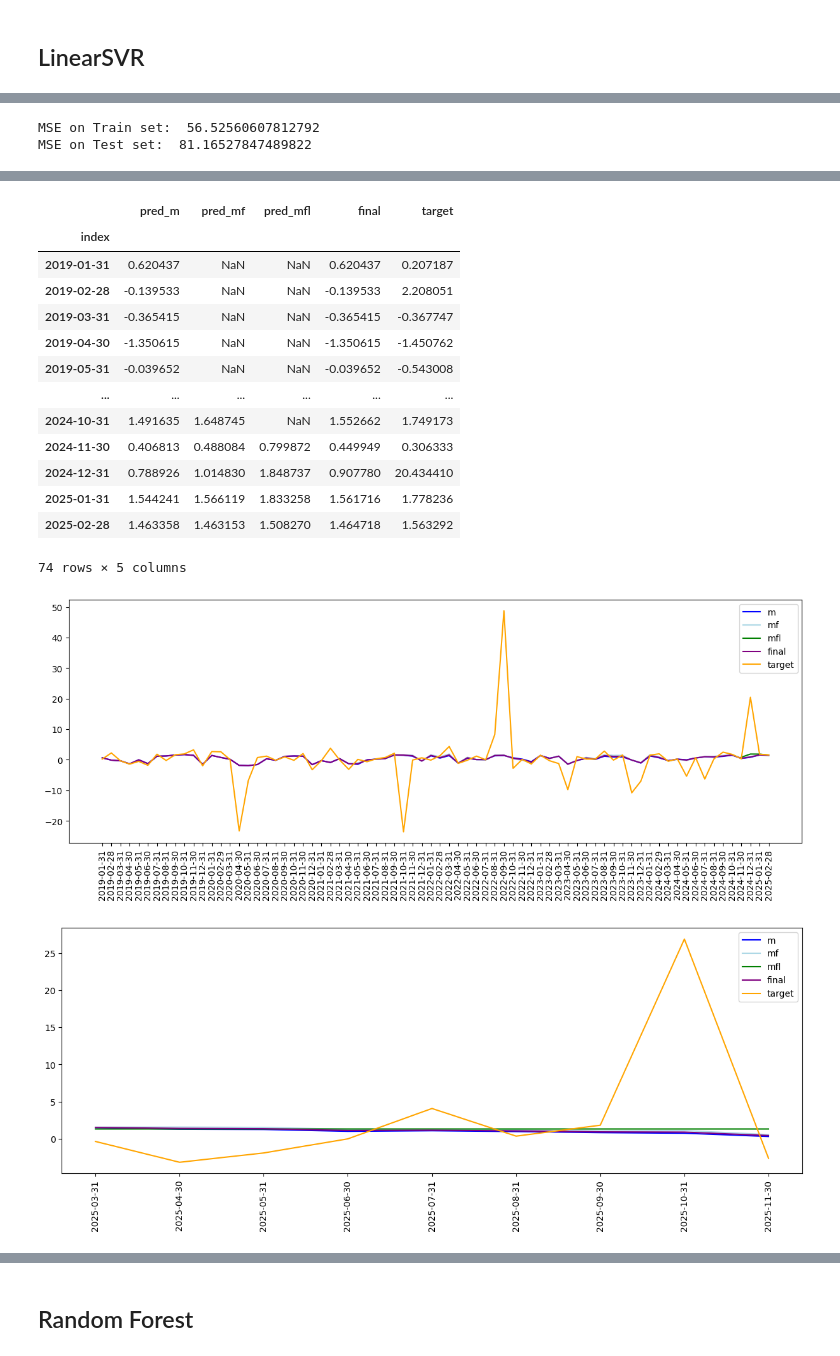
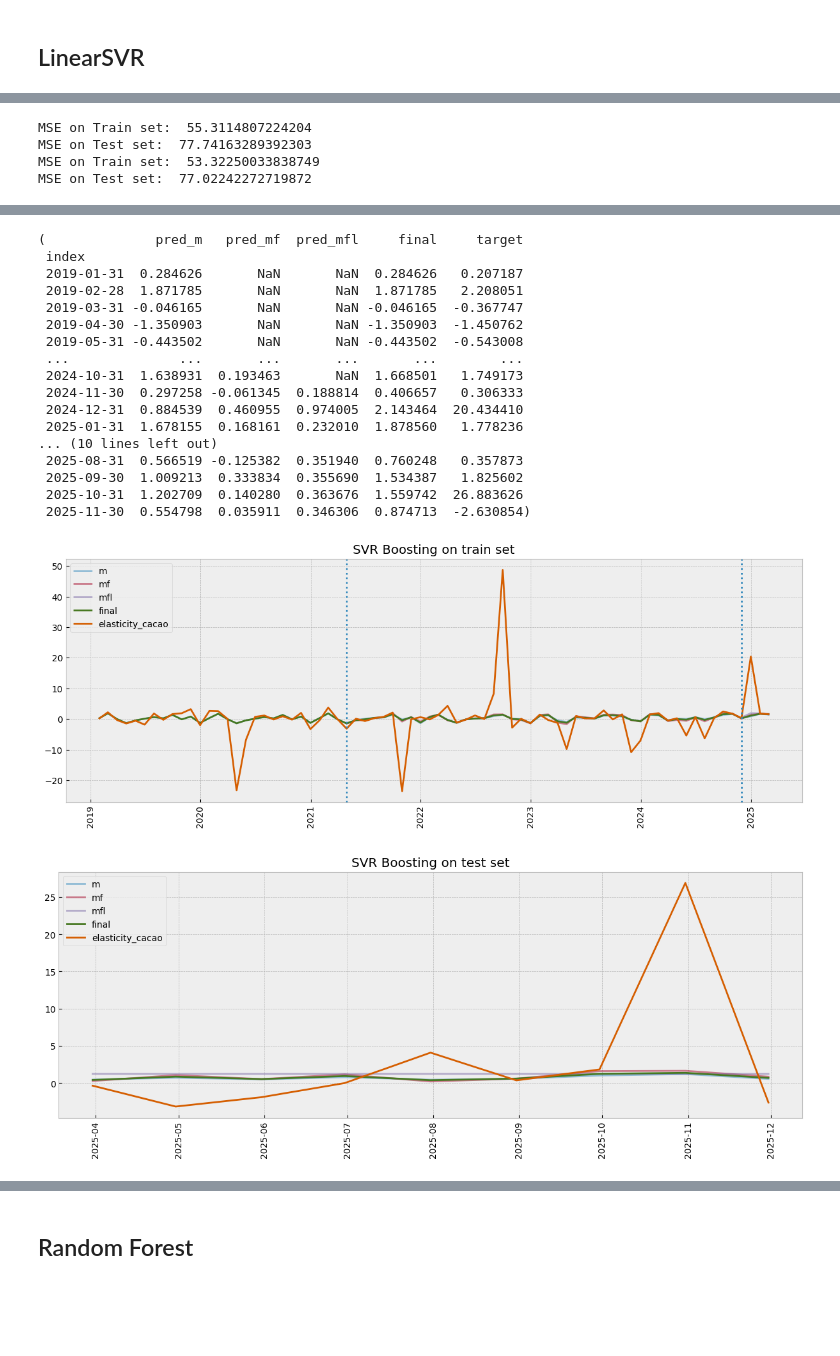
Before and after one commit to salimaabdalla/dpp_projekt_2026, a Jupyter notebook: notebooks/09_models_shareprices_stepwise.ipynb, the cells around one changed output, grey strips where cells are left out. Drawn from its saved outputs; the diff is of its cells as text; code cells hidden in the pictures; blank space fills up the shorter version.

```diff
--- a/notebooks/09_models_shareprices_stepwise.ipynb
+++ b/notebooks/09_models_shareprices_stepwise.ipynb
@@ -396,6 +414,9 @@ model_middle = LinearSVR()
 model_end = LinearSVR()
 
 
-results, results_test = train_model_combination(df, dict_lag, model_start, model_middle, model_end, number_train, target_name)
-results
+name = 'Linear SVR Boosting'
+train_model_combination(df, dict_lag, model_start, model_middle, model_end, number_train, target_name, name)
+
+name2 = 'Linear SVR Boosting the errors'
+train_model_combination(df, dict_lag, model_start, model_middle, model_end, number_train, target_name, name2, model_simple=1)
 # %% [output]
@@ -457,8 +459,14 @@ MSE on Test set:  149.04874804832593
 model_start = SVR()
 model_middle = SVR()
 model_end = SVR()
-results, results_test = train_model_combination(df, dict_lag, model_start, model_middle, model_end, number_train, target_name)
-results
+
+name = 'SVR Boosting'
+train_model_combination(df, dict_lag, model_start, model_middle, model_end, number_train, target_name, name)
+
+name2 = 'SVR Boosting the errors'
+train_model_combination(df, dict_lag, model_start, model_middle, model_end, number_train, target_name, name2, model_simple=1)
 # %% [output]
-MSE on Train set:  56.52560607812792
-MSE on Test set:  81.16527847489822
+MSE on Train set:  55.3114807224204
+MSE on Test set:  77.74163289392303
+MSE on Train set:  53.32250033838749
+MSE on Test set:  77.02242272719872
@@ -471,16 +485,19 @@ MSE on Test set:  81.16527847489822
-|  | pred_m | pred_mf | pred_mfl | final | target |
-| index |  |  |  |  |  |
-| 2019-01-31 | 0.620437 | NaN | NaN | 0.620437 | 0.207187 |
-| 2019-02-28 | -0.139533 | NaN | NaN | -0.139533 | 2.208051 |
-| 2019-03-31 | -0.365415 | NaN | NaN | -0.365415 | -0.367747 |
-| 2019-04-30 | -1.350615 | NaN | NaN | -1.350615 | -1.450762 |
-| 2019-05-31 | -0.039652 | NaN | NaN | -0.039652 | -0.543008 |
-| ... | ... | ... | ... | ... | ... |
-| 2024-10-31 | 1.491635 | 1.648745 | NaN | 1.552662 | 1.749173 |
-| 2024-11-30 | 0.406813 | 0.488084 | 0.799872 | 0.449949 | 0.306333 |
-| 2024-12-31 | 0.788926 | 1.014830 | 1.848737 | 0.907780 | 20.434410 |
-| 2025-01-31 | 1.544241 | 1.566119 | 1.833258 | 1.561716 | 1.778236 |
-| 2025-02-28 | 1.463358 | 1.463153 | 1.508270 | 1.464718 | 1.563292 |
-74 rows × 5 columns
+(              pred_m   pred_mf  pred_mfl     final     target
+ index
+ 2019-01-31  0.284626       NaN       NaN  0.284626   0.207187
+ 2019-02-28  1.871785       NaN       NaN  1.871785   2.208051
+ 2019-03-31 -0.046165       NaN       NaN -0.046165  -0.367747
+ 2019-04-30 -1.350903       NaN       NaN -1.350903  -1.450762
+ 2019-05-31 -0.443502       NaN       NaN -0.443502  -0.543008
+ ...              ...       ...       ...       ...        ...
+ 2024-10-31  1.638931  0.193463       NaN  1.668501   1.749173
+ 2024-11-30  0.297258 -0.061345  0.188814  0.406657   0.306333
+ 2024-12-31  0.884539  0.460955  0.974005  2.143464  20.434410
+ 2025-01-31  1.678155  0.168161  0.232010  1.878560   1.778236
+... (10 lines left out)
+ 2025-08-31  0.566519 -0.125382  0.351940  0.760248   0.357873
+ 2025-09-30  1.009213  0.333834  0.355690  1.534387   1.825602
+ 2025-10-31  1.202709  0.140280  0.363676  1.559742  26.883626
+ 2025-11-30  0.554798  0.035911  0.346306  0.874713  -2.630854)
-[figure, old version]
+[figure, new version]
-[figure, old version]
+[figure, new version]
```
Also changed, not shown: parts of 33 cells of this notebook.
